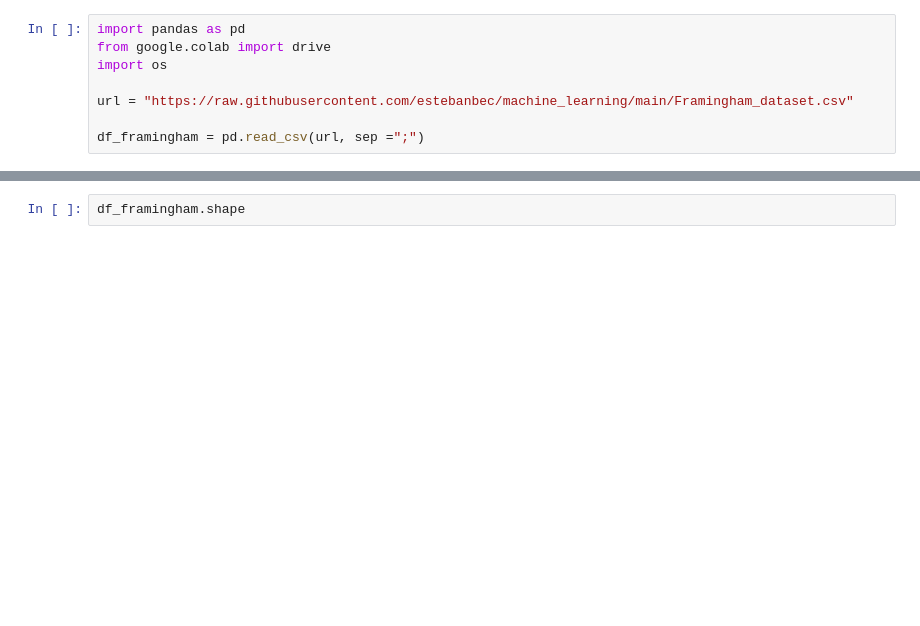
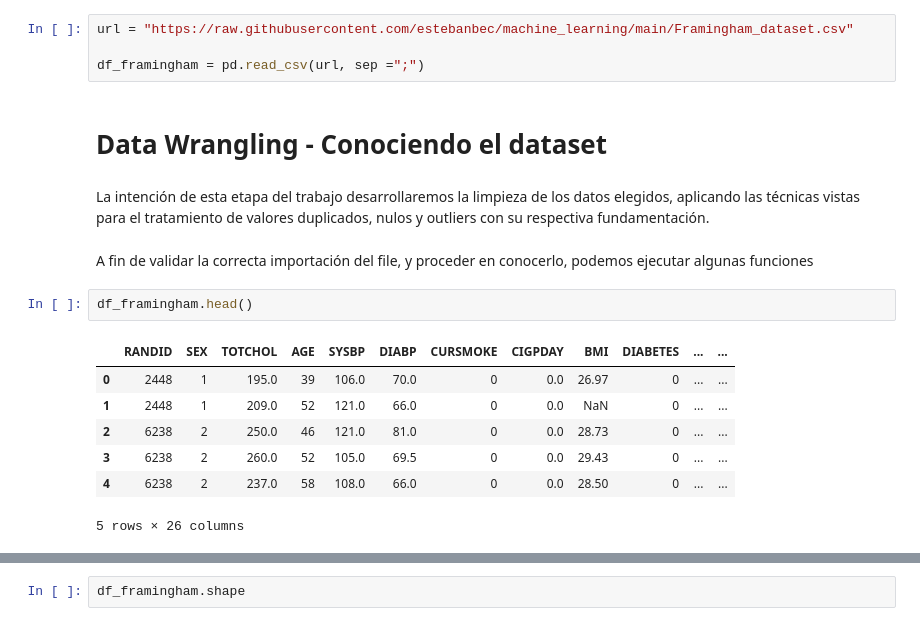
Before and after one commit to estebanbec/machine_learning, a Jupyter notebook: Colab_Proyecto.ipynb, the cells around one changed output, grey strips where cells are left out. Cells and saved outputs as stored; diff of their text form; blank space fills up the shorter version.

Commit message:
Se creó con Colab

```diff
--- a/Colab_Proyecto.ipynb
+++ b/Colab_Proyecto.ipynb
@@ -5,8 +25,20 @@
 # %%
-import pandas as pd
-from google.colab import drive
-import os
-
 url = "https://raw.githubusercontent.com/estebanbec/machine_learning/main/Framingham_dataset.csv"
 
 df_framingham = pd.read_csv(url, sep =";")
+# %% [markdown]
+# **Data Wrangling - Conociendo el dataset**
+# %% [markdown]
+La intención de esta etapa del trabajo desarrollaremos la limpieza de los datos elegidos, aplicando las técnicas vistas para el tratamiento de valores duplicados, nulos y outliers con su respectiva fundamentación.
+# %% [markdown]
+A fin de validar la correcta importación del file, y proceder en conocerlo, podemos ejecutar algunas funciones
+# %%
+df_framingham.head()
+# %% [output]
+|  | RANDID | SEX | TOTCHOL | AGE | SYSBP | DIABP | CURSMOKE | CIGPDAY | BMI | DIABETES | ... | ... |
+| 0 | 2448 | 1 | 195.0 | 39 | 106.0 | 70.0 | 0 | 0.0 | 26.97 | 0 | ... | ... |
+| 1 | 2448 | 1 | 209.0 | 52 | 121.0 | 66.0 | 0 | 0.0 | NaN | 0 | ... | ... |
+| 2 | 6238 | 2 | 250.0 | 46 | 121.0 | 81.0 | 0 | 0.0 | 28.73 | 0 | ... | ... |
+| 3 | 6238 | 2 | 260.0 | 52 | 105.0 | 69.5 | 0 | 0.0 | 29.43 | 0 | ... | ... |
+| 4 | 6238 | 2 | 237.0 | 58 | 108.0 | 66.0 | 0 | 0.0 | 28.50 | 0 | ... | ... |
+5 rows × 26 columns
```
Also changed, not shown: parts of 31 cells of this notebook.
